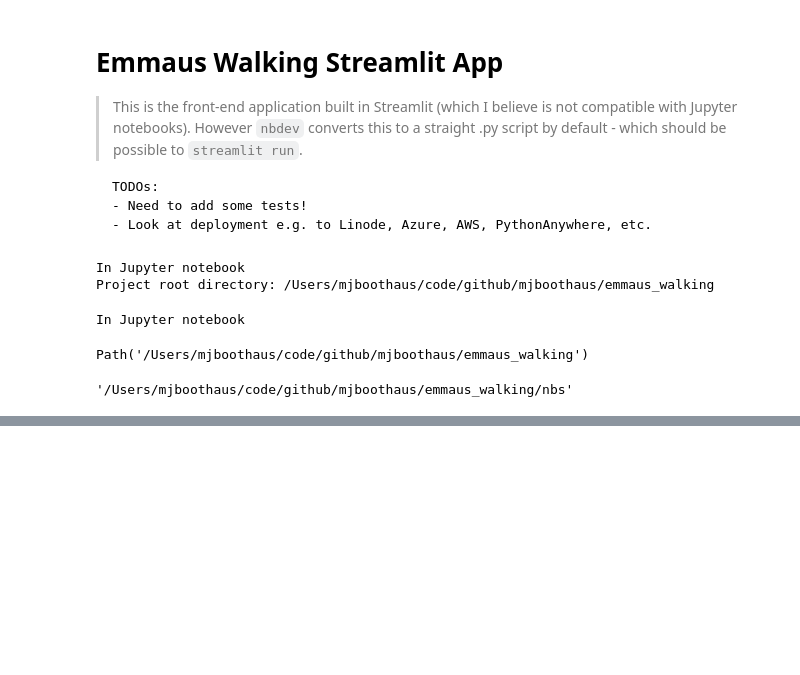
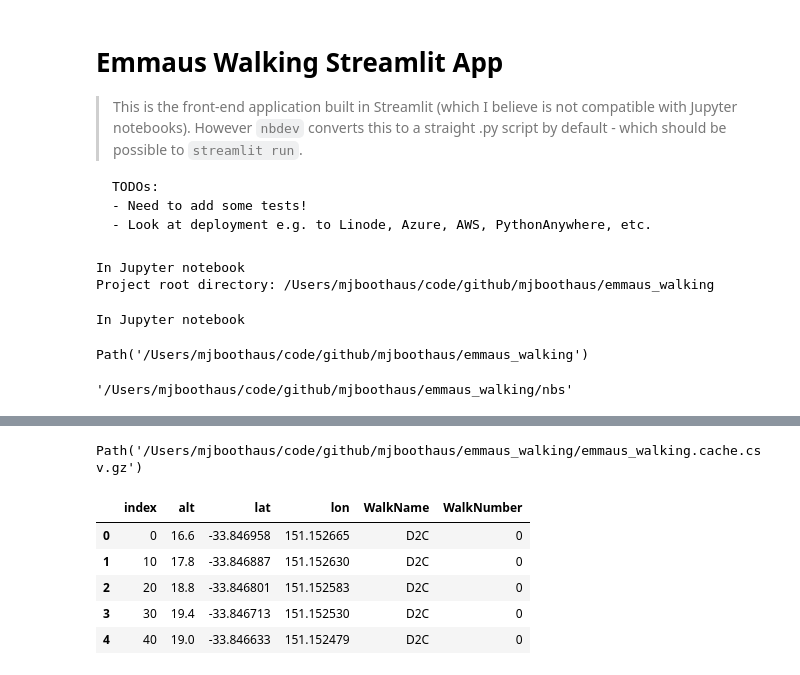
Before and after one commit to Mjboothaus/emmaus_walking, a Jupyter notebook: nbs/88_app.ipynb, the cells around one changed output, grey strips where cells are left out. Drawn from its saved outputs; the diff is of its cells as text; code cells hidden in the pictures; blank space fills up the shorter version.

```diff
--- a/nbs/88_app.ipynb
+++ b/nbs/88_app.ipynb
@@ -94,4 +95,5 @@ st.set_page_config(page_title=APP_NAME, layout=app_config['APP']['LAYOUT'])
 # %%
 #export
 
-CACHED_WALK_DATA = get_project_root() / app_config['APP']['CACHED_DATAFILE']
+CACHED_WALK_DATA = get_project_root_alternate() / app_config['APP']['CACHED_DATAFILE']
+CACHE_FORMAT = app_config['APP']['CACHE_FORMAT']
@@ -177,9 +188,17 @@ WALK_NAME
-# %%
-#export
-
-#@st.cache
-def load_cached_walking_data():
-    all_walks_df = pd.read_feather(CACHED_WALK_DATA)   # load cached (downsampled) data
-    return all_walks_df
+# %%
+#export
+
+#@st.cache
+def load_cached_walking_data(cache_format, cache_file):
+    if cache_format == 'CSV':
+        return pd.read_csv(cache_file)
+    elif cache_format == 'XLSX':
+        return pd.read_excel(cache_file)
+    elif cache_format == 'FEATHER':
+        return pd.read_feather(cache_file)
+    else:
+        return None
 # %%
 Path(CACHED_WALK_DATA)
+# %% [output]
+Path('/Users/mjboothaus/code/github/mjboothaus/emmaus_walking/emmaus_walking.cache.csv.gz')
@@ -187,0 +205,11 @@ Path(CACHED_WALK_DATA)
+# %%
+all_walks_df = load_cached_walking_data(CACHE_FORMAT, CACHED_WALK_DATA)
+# %%
+all_walks_df.head()
+# %% [output]
+|  | index | alt | lat | lon | WalkName | WalkNumber |
+| 0 | 0 | 16.6 | -33.846958 | 151.152665 | D2C | 0 |
+| 1 | 10 | 17.8 | -33.846887 | 151.152630 | D2C | 0 |
+| 2 | 20 | 18.8 | -33.846801 | 151.152583 | D2C | 0 |
+| 3 | 30 | 19.4 | -33.846713 | 151.152530 | D2C | 0 |
+| 4 | 40 | 19.0 | -33.846633 | 151.152479 | D2C | 0 |
```
Also changed, not shown: parts of 14 cells of this notebook, 7 other files.
